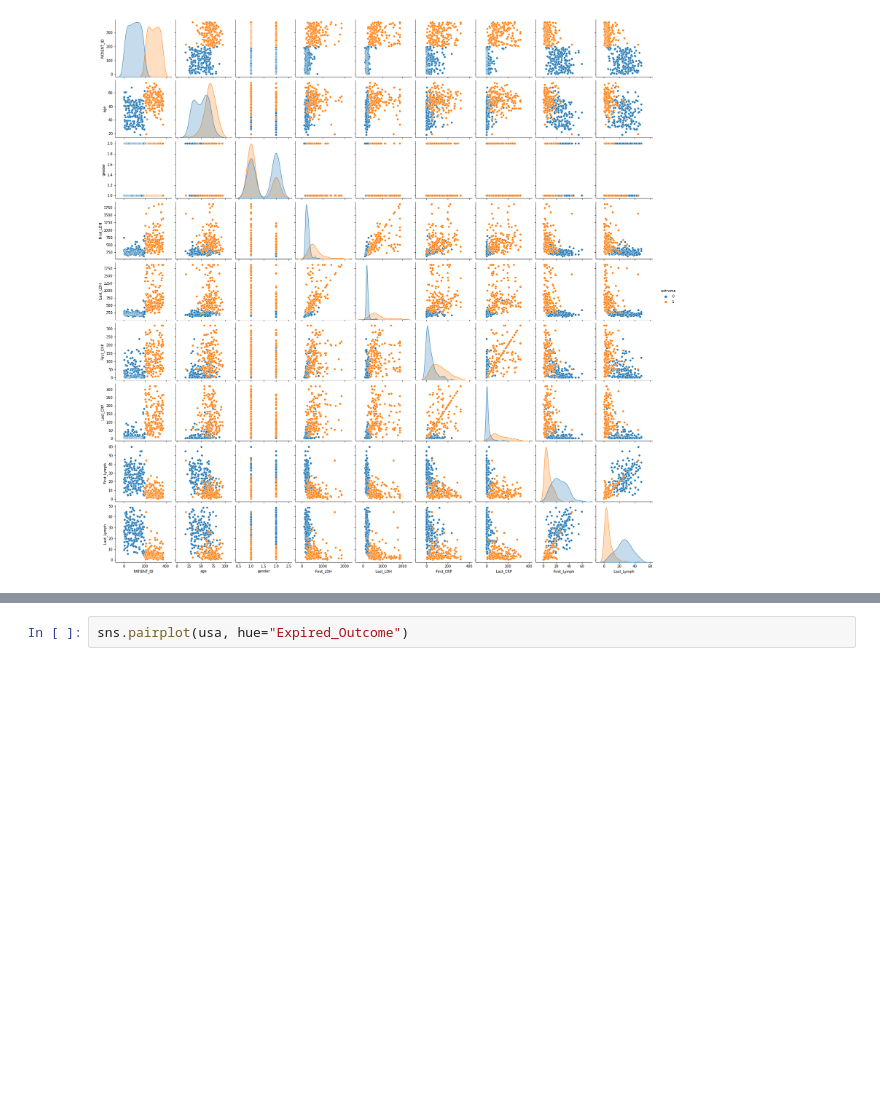
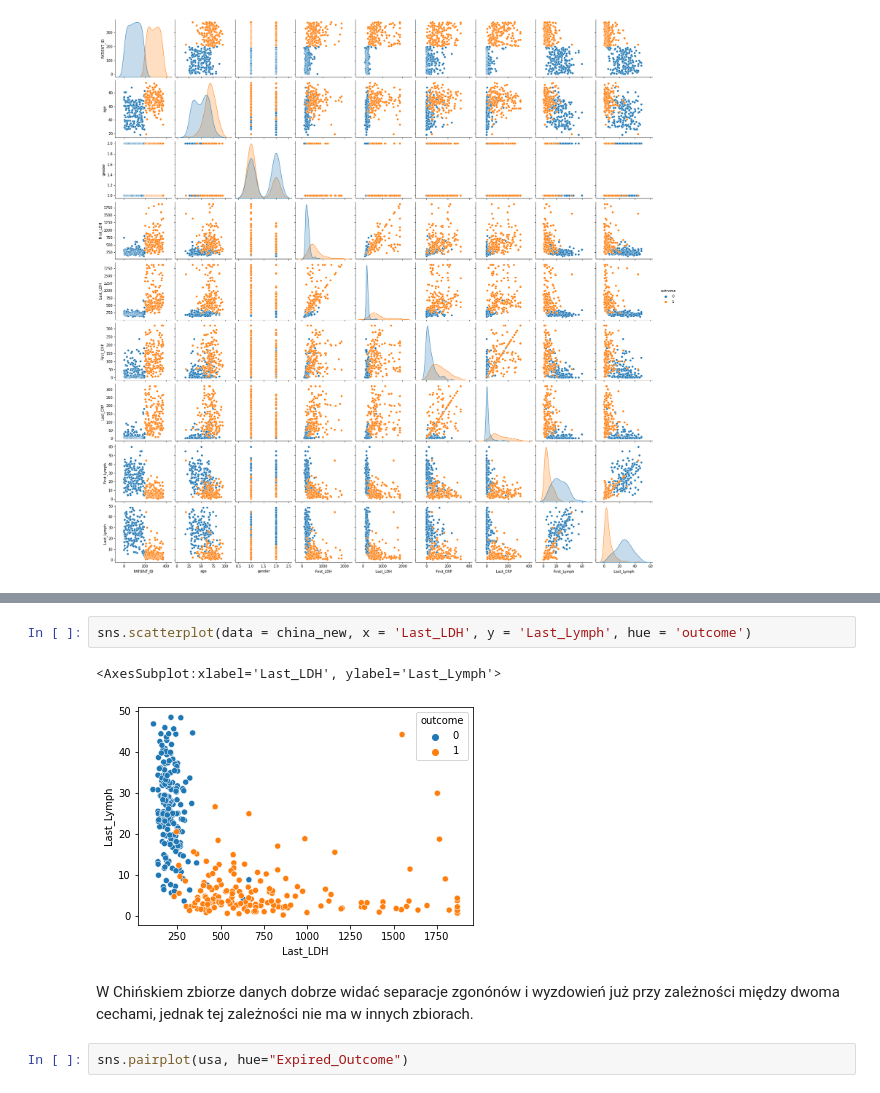
Before and after one commit to mini-pw/2021L-WB-ML, a Jupyter notebook: Nazwa_zespołu1/raport_v2/EDA.ipynb, the cells around one changed output, grey strips where cells are left out. Cells and saved outputs as stored; diff of their text form; blank space fills up the shorter version.

```diff
--- a/Nazwa_zespołu1/raport_v2/EDA.ipynb
+++ b/Nazwa_zespołu1/raport_v2/EDA.ipynb
@@ -143,3 +149,10 @@ sns.pairplot(china_new, hue="outcome")
+# %%
+sns.scatterplot(data = china_new, x = 'Last_LDH', y = 'Last_Lymph', hue = 'outcome')
+# %% [output]
+<AxesSubplot:xlabel='Last_LDH', ylabel='Last_Lymph'>
+[figure, added]
+# %% [markdown]
+W Chińskiem zbiorze danych dobrze widać separacje zgonónów i wyzdowień już przy zależności między dwoma cechami, jednak tej zależności nie ma w innych zbiorach.
 # %%
 sns.pairplot(usa, hue="Expired_Outcome")
 # %% [output]
```
Also changed, not shown: parts of 21 cells of this notebook.
